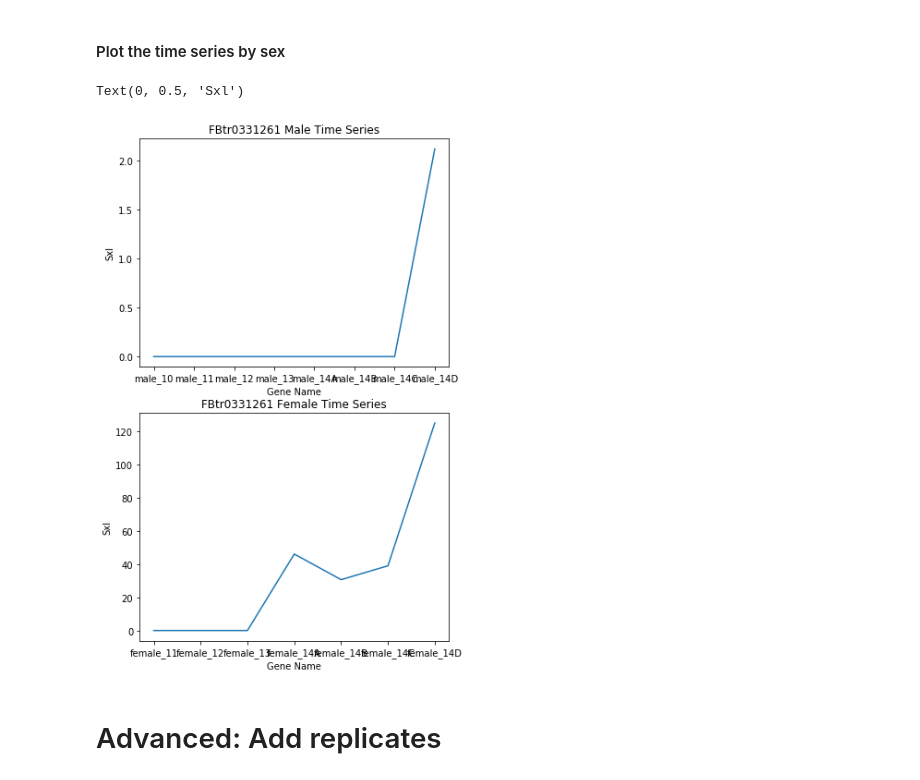
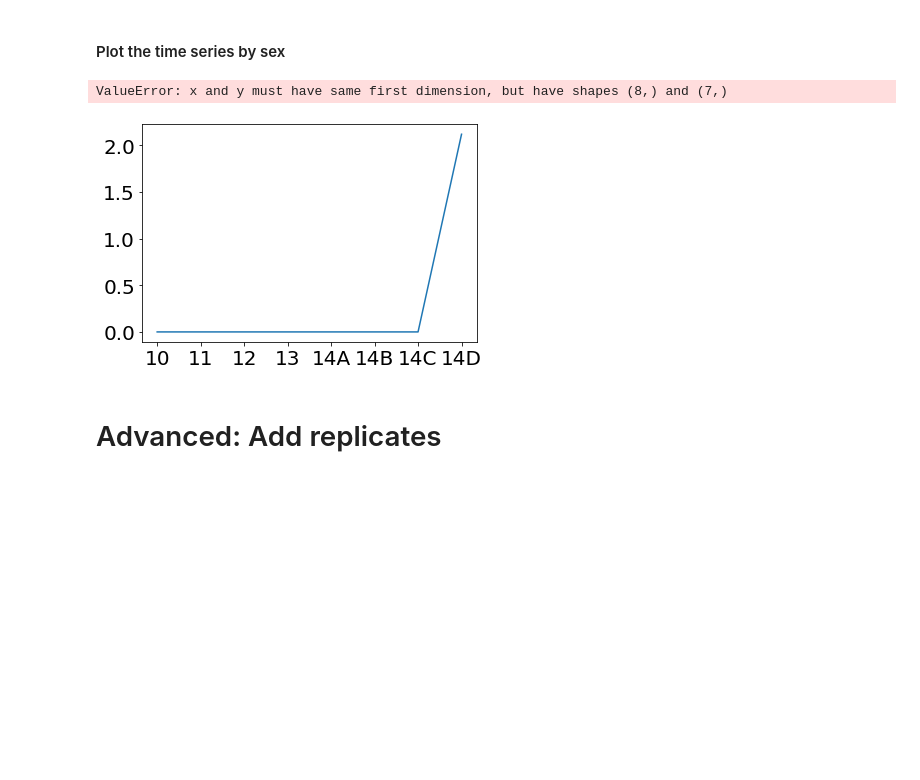
Before and after one commit to david-wang2/qbb2020-answers, a Jupyter notebook: day1-lunch/03_fpkm_expression_dwang106.ipynb, the cells around one changed output. Drawn from its saved outputs; the diff is of its cells as text; code cells hidden in the pictures; blank space fills up the shorter version.

```diff
--- a/day1-lunch/03_fpkm_expression_dwang106.ipynb
+++ b/day1-lunch/03_fpkm_expression_dwang106.ipynb
@@ -140,22 +140,22 @@ female_14D    124.908
 Name: FBtr0331261, dtype: object
 # %% [markdown]
 #### Plot the time series by sex
-# %%
-fig, ax = plt.subplots(2)
-
-fig.set_figheight(10)
-ax[0].plot(m.index,m)
-ax[0].set_title('FBtr0331261 Male Time Series')
-ax[0].set_xlabel('Gene Name')
-ax[0].set_ylabel('Sxl')
-
-ax[1].set_title('FBtr0331261 Female Time Series')
-ax[1].plot(f.index,f)
-ax[1].set_xlabel('Gene Name')
-ax[1].set_ylabel('Sxl')
-# %% [output]
-Text(0, 0.5, 'Sxl')
-[figure, removed]
+# %%
+timeFrame = ['10','11','12','13','14A','14B','14C','14D']
+
+plt.plot(timeFrame,m,label='Male')
+plt.plot(timeFrame,f,label='Female')
+plt.legend(loc='upper right',fontsize=20)
+plt.rcParams['xtick.labelsize']=20
+plt.rcParams['ytick.labelsize']=20
+plt.xlabel('Time',fontsize=20)
+plt.ylabel('Gene Name',fontsize=20)
+title = "FBtr0331261 Time Series"
+plt.title(title,fontsize=24)
+plt.show()
+# %% [output]
+ValueError: x and y must have same first dimension, but have shapes (8,) and (7,)
+[figure, added]
 # %% [markdown]
 # Advanced: Add replicates
 # %% [markdown]
```
Also changed, not shown: parts of 1 cell of this notebook, 1 other file.
